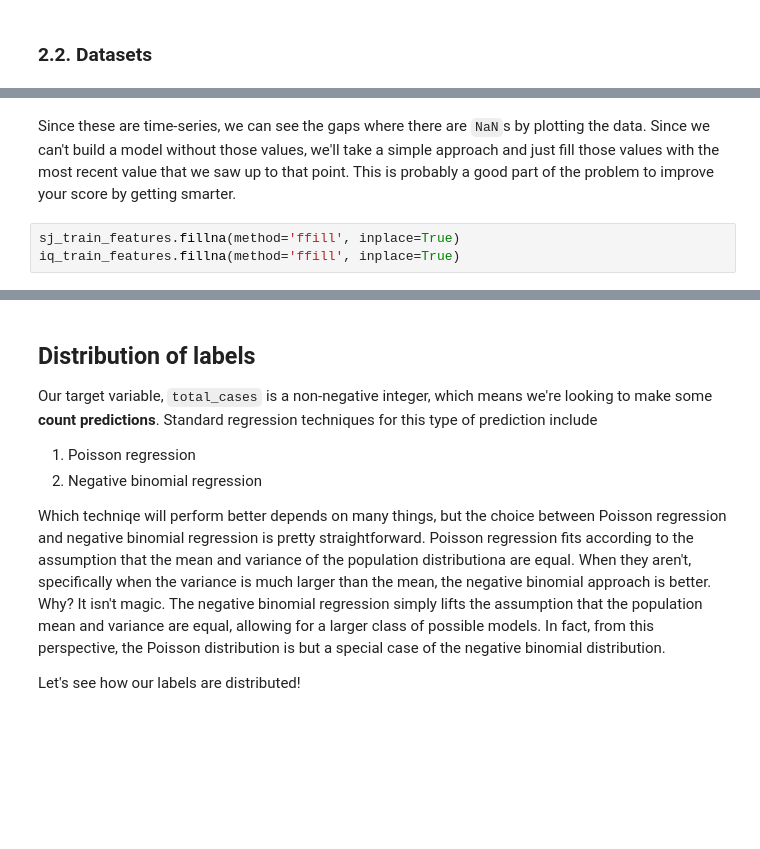
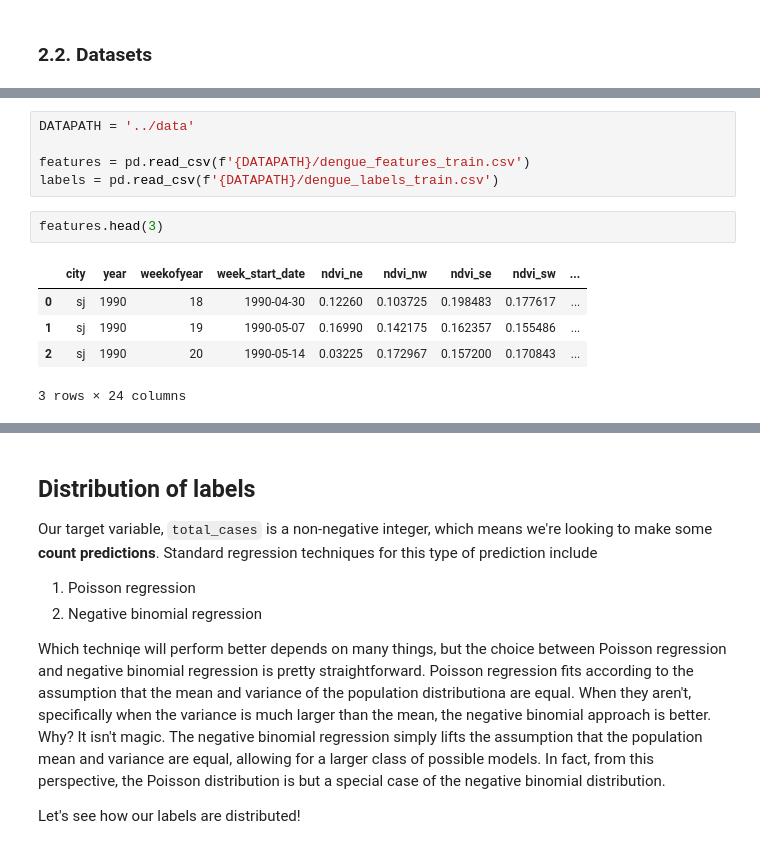
Before and after one commit to ciencia-dados-ifsp-grupo5/DengAI, a Jupyter notebook: notebooks/dengAI.ipynb, the cells around one changed output, grey strips where cells are left out. Drawn from its saved outputs; the diff is of its cells as text; blank space fills up the shorter version.

```diff
--- a/notebooks/dengAI.ipynb
+++ b/notebooks/dengAI.ipynb
@@ -179,5 +92,13 @@ Text(0.5, 0, 'Time')
-# %% [markdown]
-Since these are time-series, we can see the gaps where there are `NaN`s by plotting the data. Since we can't build a model without those values, we'll take a simple approach and just fill those values with the most recent value that we saw up to that point. This is probably a good part of the problem to improve your score by getting smarter.
-# %%
-sj_train_features.fillna(method='ffill', inplace=True)
-iq_train_features.fillna(method='ffill', inplace=True)
+# %%
+DATAPATH = '../data'
+
+features = pd.read_csv(f'{DATAPATH}/dengue_features_train.csv')
+labels = pd.read_csv(f'{DATAPATH}/dengue_labels_train.csv')
+# %%
+features.head(3)
+# %% [output]
+|  | city | year | weekofyear | week_start_date | ndvi_ne | ndvi_nw | ndvi_se | ndvi_sw | ... |
+| 0 | sj | 1990 | 18 | 1990-04-30 | 0.12260 | 0.103725 | 0.198483 | 0.177617 | ... |
+| 1 | sj | 1990 | 19 | 1990-05-07 | 0.16990 | 0.142175 | 0.162357 | 0.155486 | ... |
+| 2 | sj | 1990 | 20 | 1990-05-14 | 0.03225 | 0.172967 | 0.157200 | 0.170843 | ... |
+3 rows × 24 columns
```
Also changed, not shown: parts of 39 cells of this notebook.
